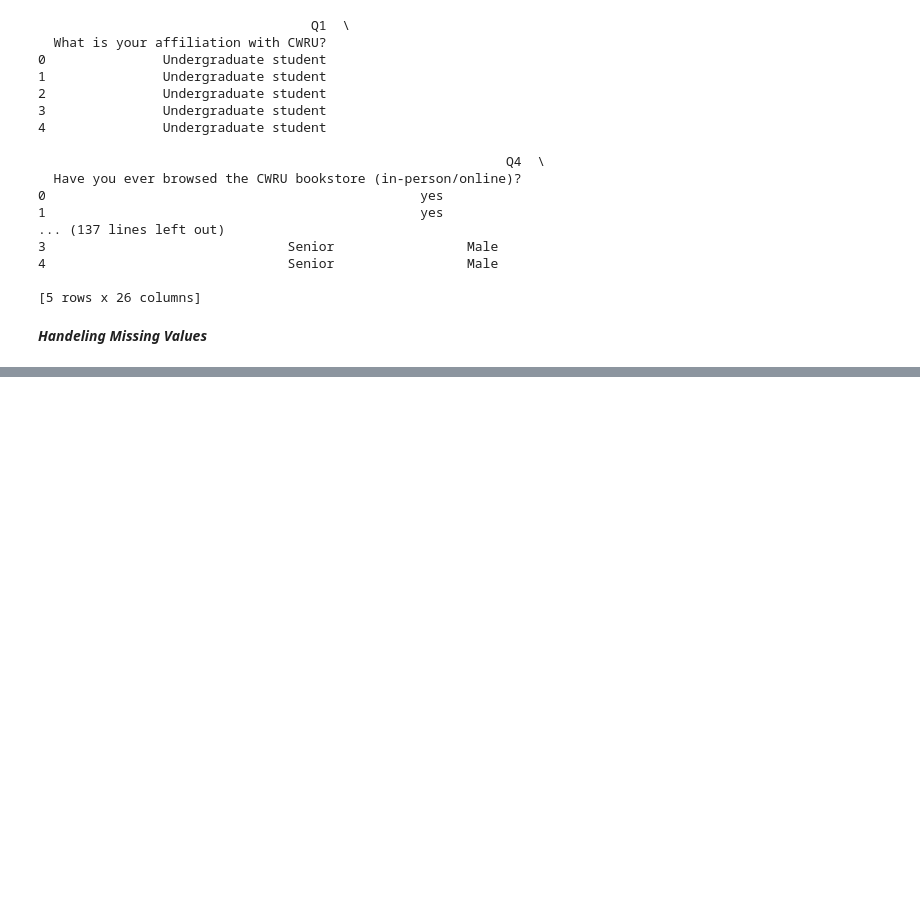
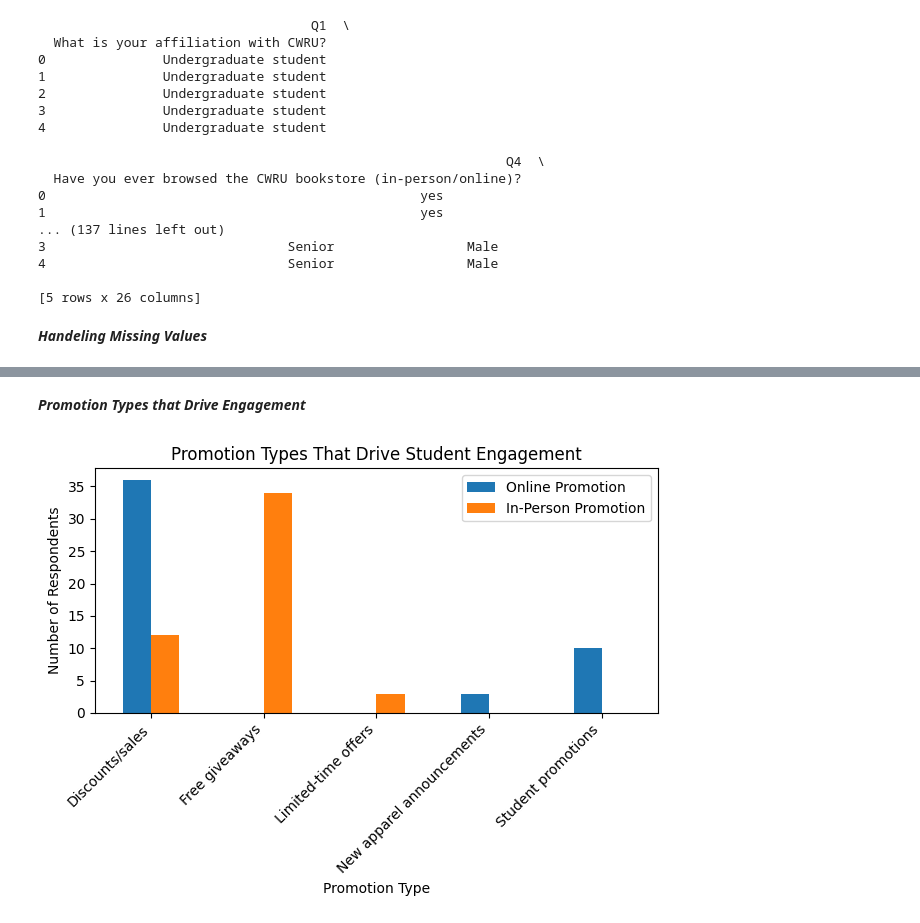
Before and after one commit to rcorrie325/Marketing, a Jupyter notebook: Cleaning.ipynb, the cells around one changed output, grey strips where cells are left out. Drawn from its saved outputs; the diff is of its cells as text; code cells hidden in the pictures; blank space fills up the shorter version.

```diff
--- a/Cleaning.ipynb
+++ b/Cleaning.ipynb
@@ -89,0 +178,38 @@ dtype: int64
+# %% [markdown]
+***Promotion Types that Drive Engagement***
+# %%
+q17_col = ("Q17", "Which type of online advertisement would most influence you to purchase clothing?")
+q22_col = ("Q22", "What would make you more likely to engage with an in-person promotion?")
+
+q17_counts = (
+    survey_data[q17_col]
+    .dropna()
+    .astype(str)
+    .str.strip()
+    .value_counts()
+)
+
+q22_counts = (
+    survey_data[q22_col]
+    .dropna()
+    .astype(str)
+    .str.strip()
+    .value_counts()
+)
+
+promotion_categories = sorted(set(q17_counts.index).union(set(q22_counts.index)))
+
+promotion_df = pd.DataFrame({
+    "Online Promotion": q17_counts.reindex(promotion_categories, fill_value=0),
+    "In-Person Promotion": q22_counts.reindex(promotion_categories, fill_value=0)
+})
+
+promotion_df.plot(kind="bar")
+plt.title("Promotion Types That Drive Student Engagement")
+plt.xlabel("Promotion Type")
+plt.ylabel("Number of Respondents")
+plt.xticks(rotation=45, ha="right")
+plt.tight_layout()
+plt.show()
+# %% [output]
+[figure, added]
```
Also changed, not shown: parts of 10 cells of this notebook, 1 other file.
